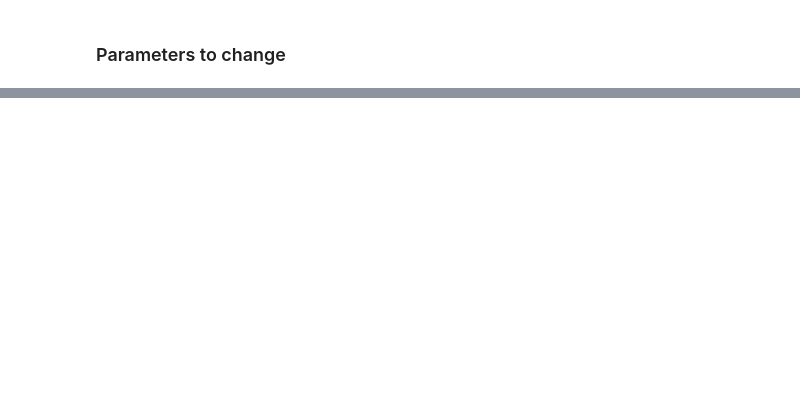
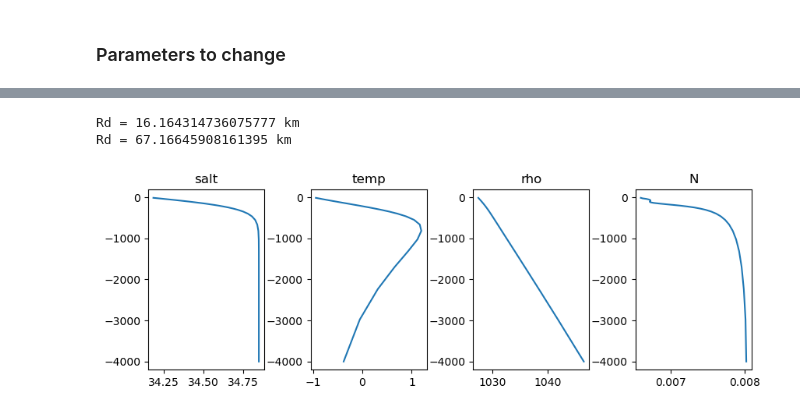
Before and after one commit to demarez/ice-eddy, a Jupyter notebook: INIT/Initiate_vortex.ipynb, the cells around one changed output, grey strips where cells are left out. Cells and saved outputs as stored; diff of their text form; code cells hidden in the pictures; blank space fills up the shorter version.

```diff
--- a/INIT/Initiate_vortex.ipynb
+++ b/INIT/Initiate_vortex.ipynb
@@ -578,3 +335,76 @@ plt.show()
+# %%
+#background stratification parameter
+# Create salt and temperature profiles.
+depth_salt_var = -np.tanh( ((z_faces)/ 1700 ) * 2*np.pi ) +1 ;
+
+def normalize(data):
+    shift = data + abs(data.min())
+    return shift/shift.max()
+
+tanh_profile = normalize( np.tanh( (( z_faces - 150 )/ 2500 ) * 2*np.pi )) - 0.3  * 3 * np.tanh((z_faces-150)/3000)
+
+depth_temp_var = tanh_profile
+
+S = 34.85
+ΔS = 0.7 #ups
+
+init_sal_s = S - ΔS * depth_salt_var
+
+ft_s= gsw.t_freezing(init_sal_s[0] ,0,0)
+
+ΔT = 3
+T0 = 0.8
+
+init_temp_s = T0 + ft_s + ΔT * depth_temp_var #*np.ones_like(init_sal_s)
+
+init_rho_s = gsw.rho(init_sal_s,init_temp_s,gsw.p_from_z(-np.array(z_faces),lat))
+rho0=np.nanmean(init_rho_s)
+
+# density gradient
+dz=np.gradient(z_faces)
+drho_dz = np.gradient(init_rho_s[::-1])/dz[::-1]
+# buoyancy frequency
+g=9.81
+N2 = -g / rho0 * drho_dz
+# keep only stable stratification
+#N2 = np.max(N2, 0)
+#print(N2)
+# representative N
+N_mean = np.sqrt(np.nanmean(N2))
+# water depth
+H = 1000#np.nanmax(z_faces) - np.nanmin(z_faces)
+Rd = N_mean * H / (np.pi * abs(f0))
+
+print("Rd =", Rd/1000, "km")
+
+#or
+
+# buoyancy frequency
+N = np.sqrt(N2)
+# vertical integral of N
+
+dz=np.gradient(z_faces)
+int_N_dz = np.sum(N * np.abs(dz[::-1]))
+# first baroclinic deformation radius
+Rd = int_N_dz / (np.pi * abs(f0))
+
+print("Rd =", Rd / 1000, "km")
+
+fig, ax = plt.subplots(1,4,figsize=(10,3))
+ax[0].plot(init_sal_s,-z_faces)
+ax[0].set_title('salt')
+ax[1].plot(init_temp_s,-z_faces)
+ax[1].set_title('temp')
+ax[2].plot(init_rho_s,-z_faces)
+ax[2].set_title('rho')
+ax[3].plot(np.sqrt(N2),-z_faces)
+ax[3].set_title('N')
+plt.subplots_adjust(wspace=0.4)
+plt.show()
+# %% [output]
+Rd = 16.164314736075777 km
+Rd = 67.16645908161395 km
+[figure, added]
 # %%
 omega0_eddy          = V0_eddy / R_eddy
 u_eddy               = np.zeros( ( ngrid_z , ngrid_y + 1 , ngrid_x + 1 ) )#M_rho=ngrid_y
```
Also changed, not shown: parts of 15 cells of this notebook, 11 other files.
